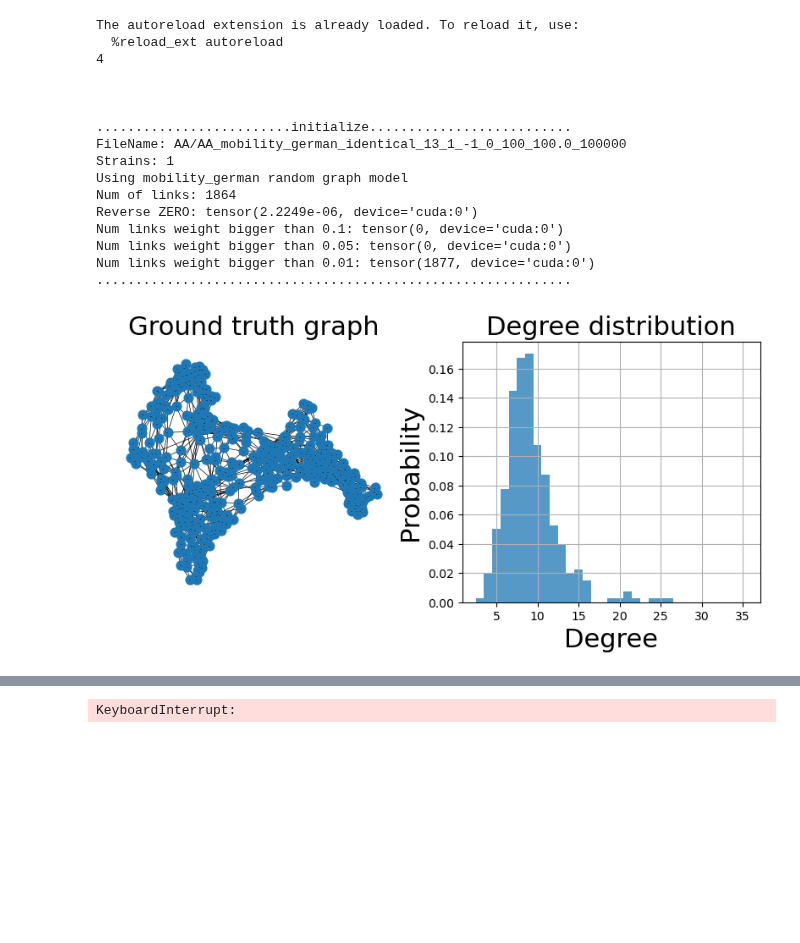
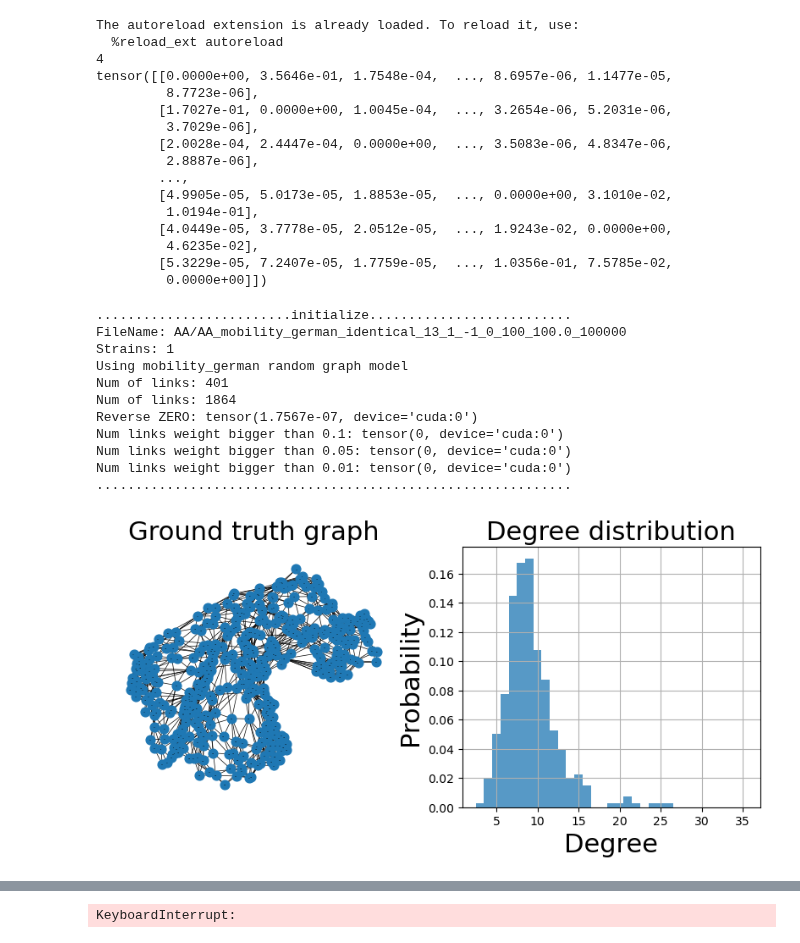
Before and after one commit to bizhili/Topology_Learning_Epis, a Jupyter notebook: test_multi_cities_no_att.ipynb, the cells around one changed output, grey strips where cells are left out. Cells and saved outputs as stored; diff of their text form; code cells hidden in the pictures; blank space fills up the shorter version.

```diff
--- a/test_multi_cities_no_att.ipynb
+++ b/test_multi_cities_no_att.ipynb
@@ -30,6 +30,8 @@ paras= pramameters.read_arguments(parser)
 #preset
 paras.modelLoad= "AA"
 paras.randomGraph= "mobility_german"
+#realGraphs= ["contious_Africa", "contious_china", "contious_EU", "contious_usa", "mobility_german", "mobility_us"]
+
 paras.weightModel= "identical"
 paras.epoches= 100000
 paras.intense= -1
@@ -81,54 +83,74 @@ elif paras.randomGraph=="ER":
 else:
     A, G= random_graph.read_from_file("graphs/"+paras.randomGraph+".npy")
     paras.n= A.shape[0]
-    P= population.population(paras.n, device= device)
+    if A.diagonal().sum()> paras.n+1:
+        Pop= A.diagonal()
+        A_in= A.sum(dim=0)+1e-5
+        A= A/Pop
+        A= A-torch.eye(paras.n)
+        P= torch.tensor(Pop, device= device)
+        G = nx.from_numpy_array((A>0.005).numpy())
+    else:
+        P= population.population(paras.n, device= device)
 
 
 #assign adjacency weight to matrix: degree(defult), gravity
 
 if paras.weightModel=="degree":
     Aw= weight.degree_model(A, P= P, device=device)
 elif  paras.weightModel=="gravity":
     Aw= weight.gravity_model(G, pos, P, device= device)
 elif  paras.weightModel=="identical":
     Aw= weight.identical_model(A, paras.identicalf, device= device)
 
 utils.log_print(printFlag,"\n\n\n.........................initialize..........................")
 utils.log_print(printFlag,"FileName:", fileName)
 utils.log_print(printFlag,"Strains:", paras.strains)
 utils.log_print(printFlag,"Using", paras.randomGraph,"random graph model")
+utils.log_print(printFlag,"Num of links:", G.number_of_nodes())
 utils.log_print(printFlag,"Num of links:", G.number_of_edges())
 Zmat= A_mat.create_A_mat(Aw, P)
 Zmat2= A_mat.reverse_A_mat(Zmat-torch.eye(Aw.shape[0], dtype= torch.float32, device= Aw.device), P)
 utils.log_print(printFlag,"Reverse ZERO:", torch.sum(torch.abs(Zmat2-Aw)))
 utils.log_print(printFlag,"Num links weight bigger than 0.1:", torch.sum(Zmat>0.1)-paras.n)
 utils.log_print(printFlag,"Num links weight bigger than 0.05:", torch.sum(Zmat>0.05)-paras.n)
 utils.log_print(printFlag,"Num links weight bigger than 0.01:", torch.sum(Zmat>0.01)-paras.n)
 utils.log_print(printFlag,".............................................................")
 #plot this network
 if plotFlag==1:
     if paras.plot== "2d_RGG":
         plotGraph.plot_2d_RGG(G, pos)
     elif paras.plot== "spring":
         plotGraph.plot_spring_layout(G)
 # %% [output]
 The autoreload extension is already loaded. To reload it, use:
   %reload_ext autoreload
 4
-
-
-
-.........................initialize..........................
-FileName: AA/AA_mobility_german_identical_13_1_-1_0_100_100.0_100000
-Strains: 1
-Using mobility_german random graph model
-Num of links: 1864
-Reverse ZERO: tensor(2.2249e-06, device='cuda:0')
-Num links weight bigger than 0.1: tensor(0, device='cuda:0')
-Num links weight bigger than 0.05: tensor(0, device='cuda:0')
-Num links weight bigger than 0.01: tensor(1877, device='cuda:0')
-.............................................................
+tensor([[0.0000e+00, 3.5646e-01, 1.7548e-04,  ..., 8.6957e-06, 1.1477e-05,
+         8.7723e-06],
+        [1.7027e-01, 0.0000e+00, 1.0045e-04,  ..., 3.2654e-06, 5.2031e-06,
+         3.7029e-06],
+        [2.0028e-04, 2.4447e-04, 0.0000e+00,  ..., 3.5083e-06, 4.8347e-06,
+         2.8887e-06],
+        ...,
+        [4.9905e-05, 5.0173e-05, 1.8853e-05,  ..., 0.0000e+00, 3.1010e-02,
+         1.0194e-01],
+        [4.0449e-05, 3.7778e-05, 2.0512e-05,  ..., 1.9243e-02, 0.0000e+00,
+         4.6235e-02],
+        [5.3229e-05, 7.2407e-05, 1.7759e-05,  ..., 1.0356e-01, 7.5785e-02,
+         0.0000e+00]])
+.........................initialize..........................
+FileName: AA/AA_mobility_german_identical_13_1_-1_0_100_100.0_100000
+Strains: 1
+Using mobility_german random graph model
+Num of links: 401
+Num of links: 1864
+Reverse ZERO: tensor(1.7567e-07, device='cuda:0')
+Num links weight bigger than 0.1: tensor(0, device='cuda:0')
+Num links weight bigger than 0.05: tensor(0, device='cuda:0')
+Num links weight bigger than 0.01: tensor(0, device='cuda:0')
+.............................................................
-[figure, old version]
+[figure, new version]
 # %%
 R0s_taus= [[random.uniform(paras.R0Mean-paras.R0Std, paras.R0Mean+paras.R0Std),
             random.uniform(paras.tauMean-paras.tauStd, paras.tauMean+paras.tauStd)] for _ in range(40)]
```
Also changed, not shown: parts of 1 cell of this notebook, 7 other files.
